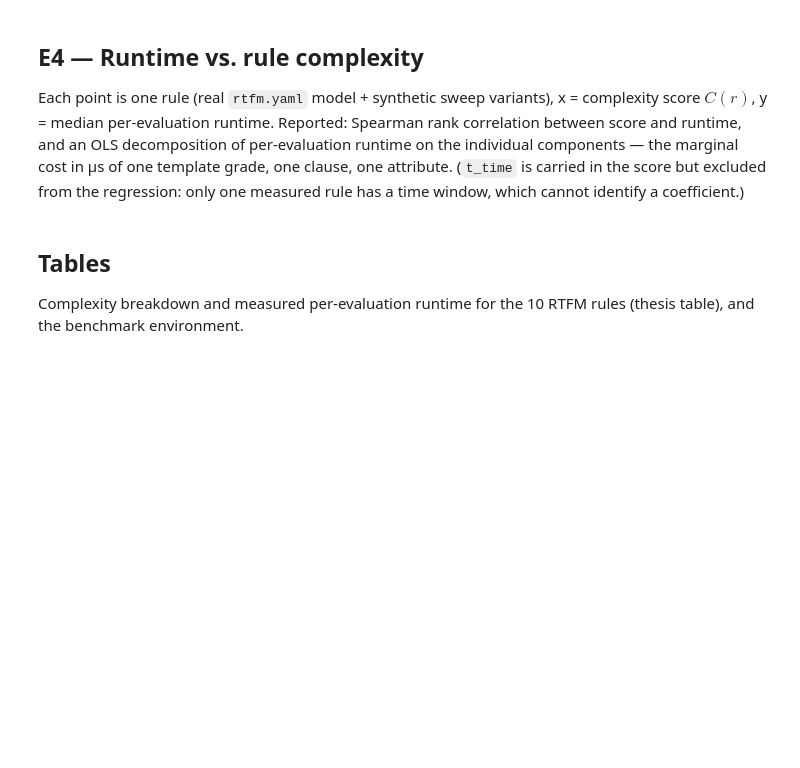
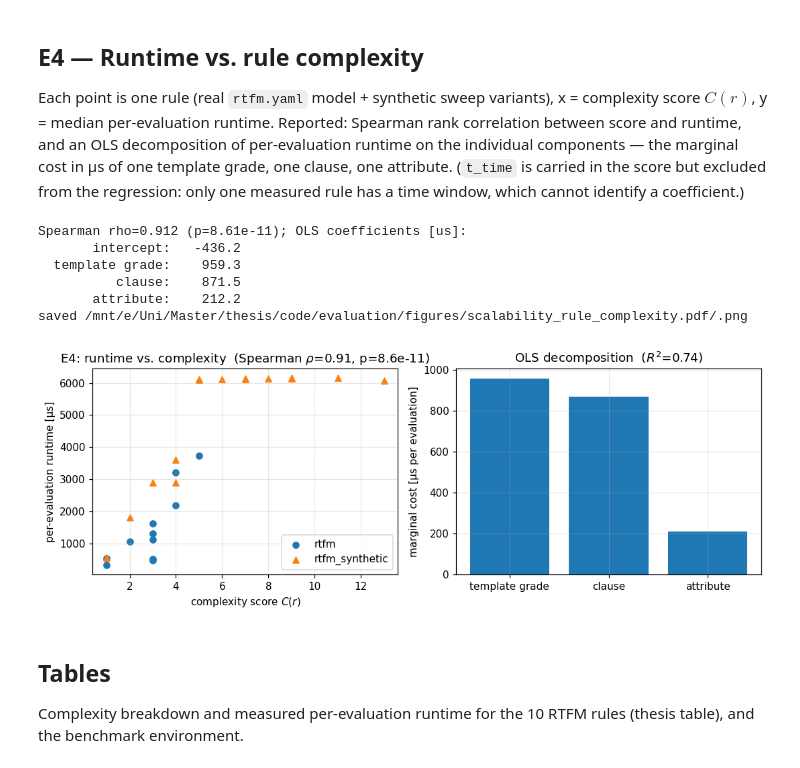
Before and after one commit to duygu-mustafa/trigger-based-conformance-checking, a Jupyter notebook: evaluation/scalability_analysis.ipynb, the cells around one changed output. Cells and saved outputs as stored; diff of their text form; code cells hidden in the pictures; blank space fills up the shorter version.

```diff
--- a/evaluation/scalability_analysis.ipynb
+++ b/evaluation/scalability_analysis.ipynb
@@ -171,37 +192,57 @@ a time window, which cannot identify a coefficient.)
 # %%
 per_rule = (
     e4.groupby(["model", "rule_id", "template", "w_template", "n_clauses", "n_attributes",
                 "t_time", "complexity"])
     ["mean_us_per_eval"].median().reset_index()
 )
 rho, rho_p = stats.spearmanr(per_rule["complexity"], per_rule["mean_us_per_eval"])
 
 X = per_rule[["w_template", "n_clauses", "n_attributes"]].to_numpy(dtype=float)
 X = np.column_stack([np.ones(len(X)), X])
 coef, *_ = np.linalg.lstsq(X, per_rule["mean_us_per_eval"].to_numpy(), rcond=None)
 pred = X @ coef
 ss_res = np.sum((per_rule["mean_us_per_eval"] - pred) ** 2)
 ss_tot = np.sum((per_rule["mean_us_per_eval"] - per_rule["mean_us_per_eval"].mean()) ** 2)
 r2 = 1 - ss_res / ss_tot
 
 fig, (ax1, ax2) = plt.subplots(1, 2, figsize=(10, 3.8))
 for model_name, marker in (("rtfm", "o"), ("rtfm_synthetic", "^")):
     sub = per_rule[per_rule["model"] == model_name]
     ax1.scatter(sub["complexity"], sub["mean_us_per_eval"], marker=marker, label=model_name)
-ax1.set(xlabel="complexity score $C(r)$", ylabel="per-evaluation runtime [\u00b5s]",
+ax1.set(xlabel="complexity score $C(r)$", ylabel="per-evaluation runtime [µs]",
         title=f"E4: runtime vs. complexity  (Spearman $\\rho$={rho:.2f}, p={rho_p:.1e})")
 ax1.legend()
 
 labels = ["intercept", "template grade", "clause", "attribute"]
 ax2.bar(labels[1:], coef[1:], color="tab:blue")
-ax2.set(ylabel="marginal cost [\u00b5s per evaluation]",
+ax2.set(ylabel="marginal cost [µs per evaluation]",
         title=f"OLS decomposition  ($R^2$={r2:.2f})")
 fig.tight_layout()
-save(fig, "scalability_rule_complexity")
-
 print(f"Spearman rho={rho:.3f} (p={rho_p:.2e}); OLS coefficients [us]:")
 for name, c in zip(labels, coef):
     print(f"  {name:>14}: {c:8.1f}")
+
+# Export only the left (runtime vs. complexity) panel; the OLS decomposition
+# panel stays in the notebook for reference but is not part of the thesis figure.
+fig_left, ax_left = plt.subplots(figsize=(5.5, 3.8))
+for model_name, marker in (("rtfm", "o"), ("rtfm_synthetic", "^")):
+    sub = per_rule[per_rule["model"] == model_name]
+    ax_left.scatter(sub["complexity"], sub["mean_us_per_eval"], marker=marker, label=model_name)
+ax_left.set(xlabel="complexity score $C(r)$", ylabel="per-evaluation runtime [µs]",
+            title=f"E4: runtime vs. complexity  (Spearman $\\rho$={rho:.2f}, p={rho_p:.1e})")
+# place legend bottom right
+ax_left.legend(loc='lower right')
+fig_left.tight_layout()
+save(fig_left, "scalability_rule_complexity")
+plt.close(fig_left)
+# %% [output]
+Spearman rho=0.912 (p=8.61e-11); OLS coefficients [us]:
+       intercept:   -436.2
+  template grade:    959.3
+          clause:    871.5
+       attribute:    212.2
+saved /mnt/e/Uni/Master/thesis/code/evaluation/figures/scalability_rule_complexity.pdf/.png
+[figure, added]
 # %% [markdown]
 ## Tables
 
```
Also changed, not shown: parts of 4 cells of this notebook, 38 other files.
